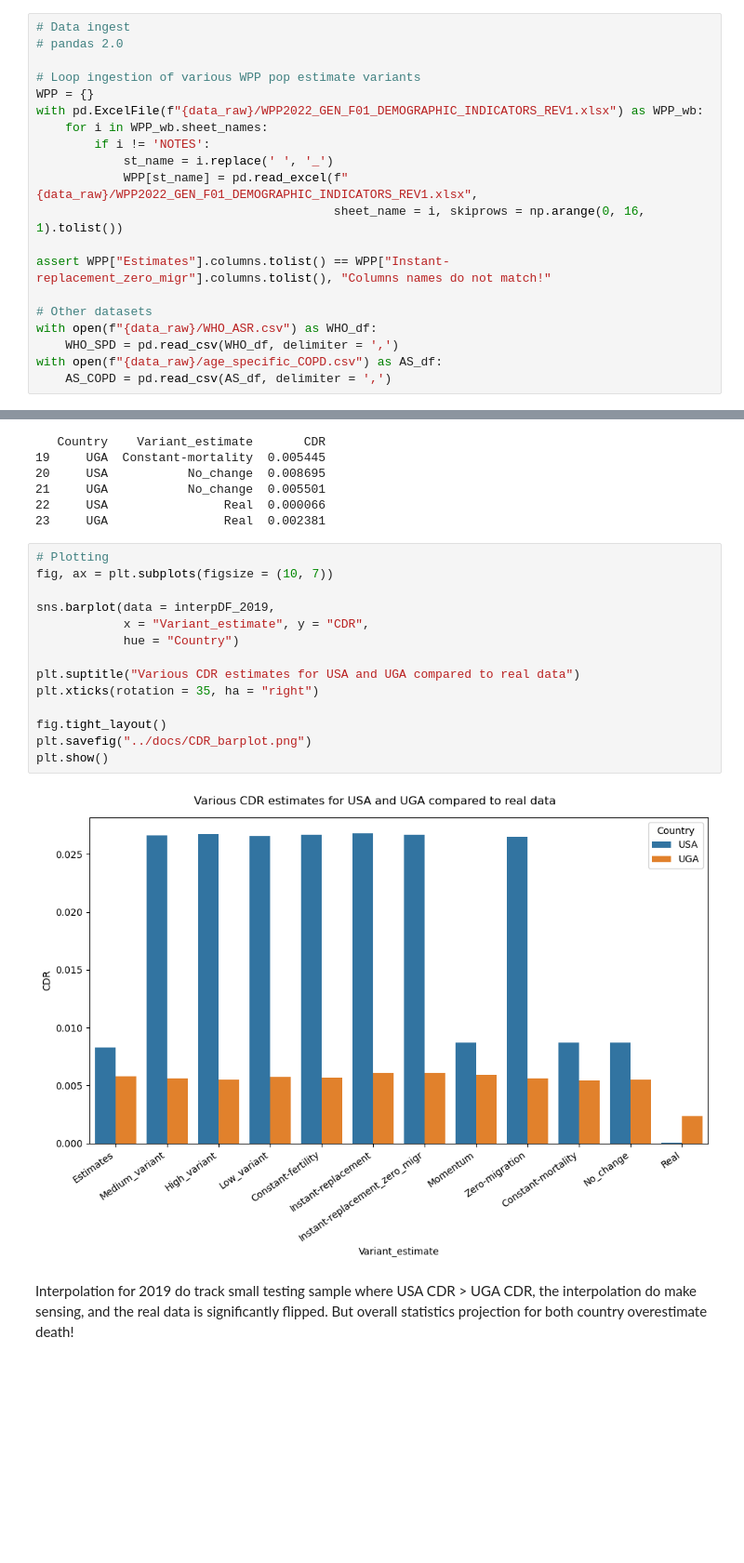
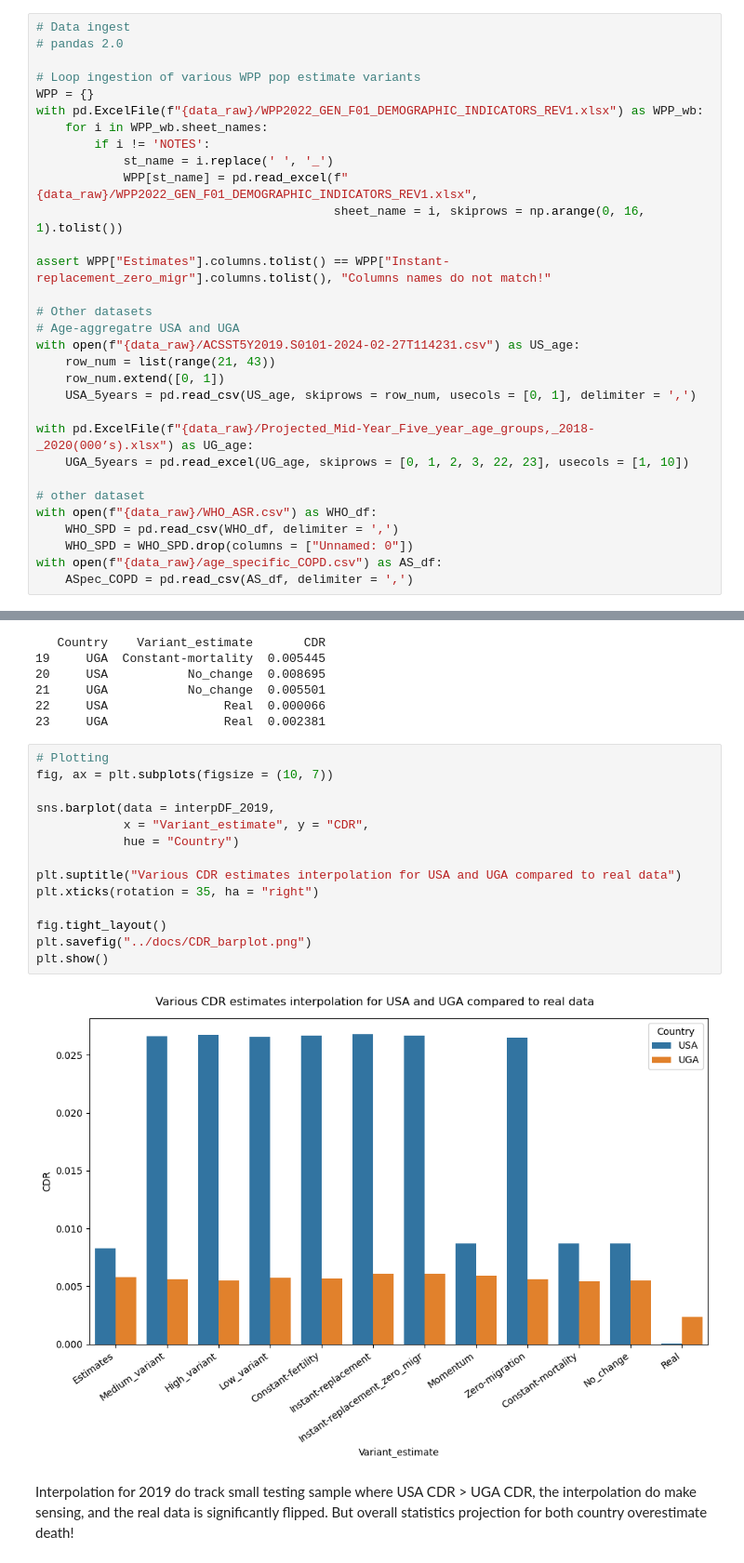
Before and after one commit to chrischank/owid-jds, a Jupyter notebook: notebooks/EDA.ipynb, the cells around one changed output, grey strips where cells are left out. Shown at 93% size. Cells and saved outputs as stored; diff of their text form; blank space fills up the shorter version.

```diff
--- a/notebooks/EDA.ipynb
+++ b/notebooks/EDA.ipynb
@@ -48,10 +48,21 @@ with pd.ExcelFile(f"{data_raw}/WPP2022_GEN_F01_DEMOGRAPHIC_INDICATORS_REV1.xlsx"
 assert WPP["Estimates"].columns.tolist() == WPP["Instant-replacement_zero_migr"].columns.tolist(), "Columns names do not match!"
 
 # Other datasets
+# Age-aggregatre USA and UGA
+with open(f"{data_raw}/ACSST5Y2019.S0101-2024-02-27T114231.csv") as US_age:
+    row_num = list(range(21, 43))
+    row_num.extend([0, 1])
+    USA_5years = pd.read_csv(US_age, skiprows = row_num, usecols = [0, 1], delimiter = ',')
+
+with pd.ExcelFile(f"{data_raw}/Projected_Mid-Year_Five_year_age_groups,_2018-_2020(000’s).xlsx") as UG_age:
+    UGA_5years = pd.read_excel(UG_age, skiprows = [0, 1, 2, 3, 22, 23], usecols = [1, 10])
+
+# other dataset
 with open(f"{data_raw}/WHO_ASR.csv") as WHO_df:
     WHO_SPD = pd.read_csv(WHO_df, delimiter = ',')
+    WHO_SPD = WHO_SPD.drop(columns = ["Unnamed: 0"])
 with open(f"{data_raw}/age_specific_COPD.csv") as AS_df:
-    AS_COPD = pd.read_csv(AS_df, delimiter = ',')
+    ASpec_COPD = pd.read_csv(AS_df, delimiter = ',')
 # %%
 WPP["High_variant"][WPP["High_variant"]["Year"] == 2022]
 # %% [output]
@@ -226,19 +237,19 @@ interpDF_2019.to_csv(f'{data_output}/vCDR_2019.csv', sep = ',')
 # %%
 # Plotting
 fig, ax = plt.subplots(figsize = (10, 7))
 
 sns.barplot(data = interpDF_2019,
             x = "Variant_estimate", y = "CDR",
             hue = "Country")
 
-plt.suptitle("Various CDR estimates for USA and UGA compared to real data")
+plt.suptitle("Various CDR estimates interpolation for USA and UGA compared to real data")
 plt.xticks(rotation = 35, ha = "right")
 
 fig.tight_layout()
 plt.savefig("../docs/CDR_barplot.png")
 plt.show()
 # %% [output]
-[figure, old version]
+[figure, new version]
 # %% [markdown]
 Interpolation for 2019 do track small testing sample where USA CDR > UGA CDR, the interpolation do make sensing, and the real data is significantly flipped. But overall statistics projection for both country overestimate death!
 # %% [markdown]
```
Also changed, not shown: parts of 16 cells of this notebook, 4 other files.
